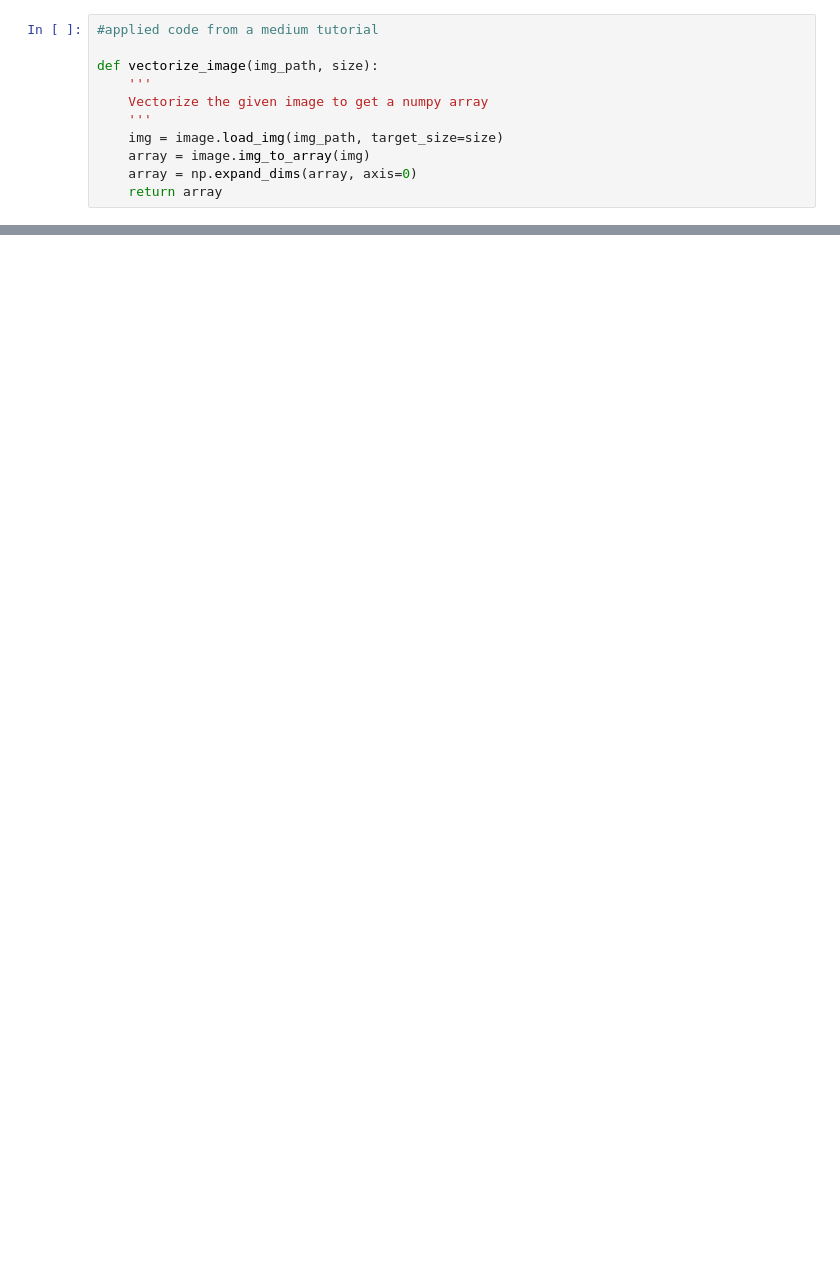
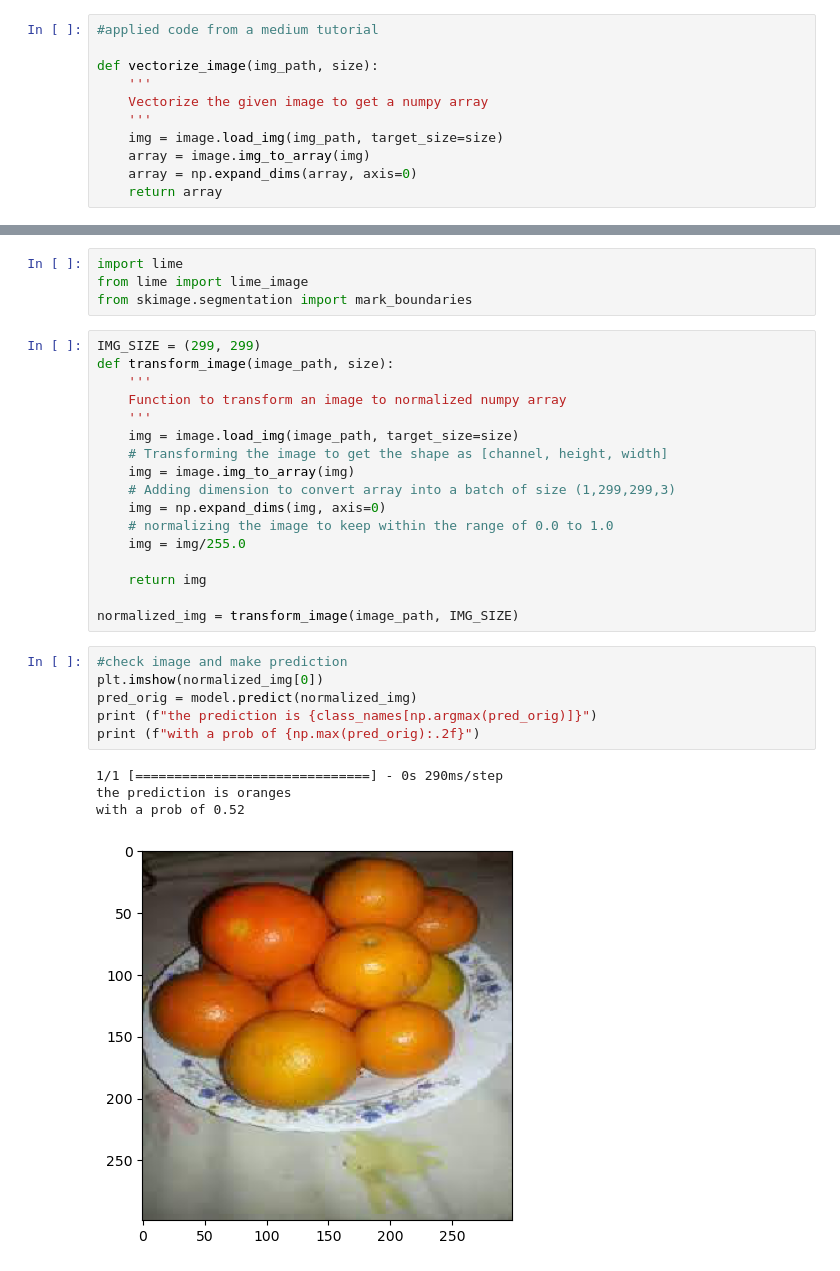
Before and after one commit to TechLabs-Berlin/wt23-wastewise, a Jupyter notebook: AI/classifier_tensor_flow/tensorflow_pretrained_model_7classes_XAI.ipynb, the cells around one changed output, grey strips where cells are left out. Saved outputs shown, nothing was run; the diff lists cells and outputs as text; blank space fills up the shorter version.

Commit message:
add a LIME explantion to the 7 classes classifier

```diff
--- a/AI/classifier_tensor_flow/tensorflow_pretrained_model_7classes_XAI.ipynb
+++ b/AI/classifier_tensor_flow/tensorflow_pretrained_model_7classes_XAI.ipynb
@@ -391,0 +371,32 @@ superimpose_gradcam(image_path, get_heatmap(vectorized_image, model, last_conv_l
+# %%
+import lime
+from lime import lime_image
+from skimage.segmentation import mark_boundaries
+# %%
+IMG_SIZE = (299, 299)
+def transform_image(image_path, size):
+    '''
+    Function to transform an image to normalized numpy array
+    '''
+    img = image.load_img(image_path, target_size=size)
+    # Transforming the image to get the shape as [channel, height, width]
+    img = image.img_to_array(img)
+    # Adding dimension to convert array into a batch of size (1,299,299,3)
+    img = np.expand_dims(img, axis=0)
+    # normalizing the image to keep within the range of 0.0 to 1.0
+    img = img/255.0
+
+    return img
+
+normalized_img = transform_image(image_path, IMG_SIZE)
+# %%
+#check image and make prediction
+plt.imshow(normalized_img[0])
+pred_orig = model.predict(normalized_img)
+print (f"the prediction is {class_names[np.argmax(pred_orig)]}")
+print (f"with a prob of {np.max(pred_orig):.2f}")
+# %% [output]
+1/1 [==============================] - 0s 290ms/step
+the prediction is oranges
+with a prob of 0.52
+[figure, added]
```
Also changed, not shown: parts of 26 cells of this notebook.
